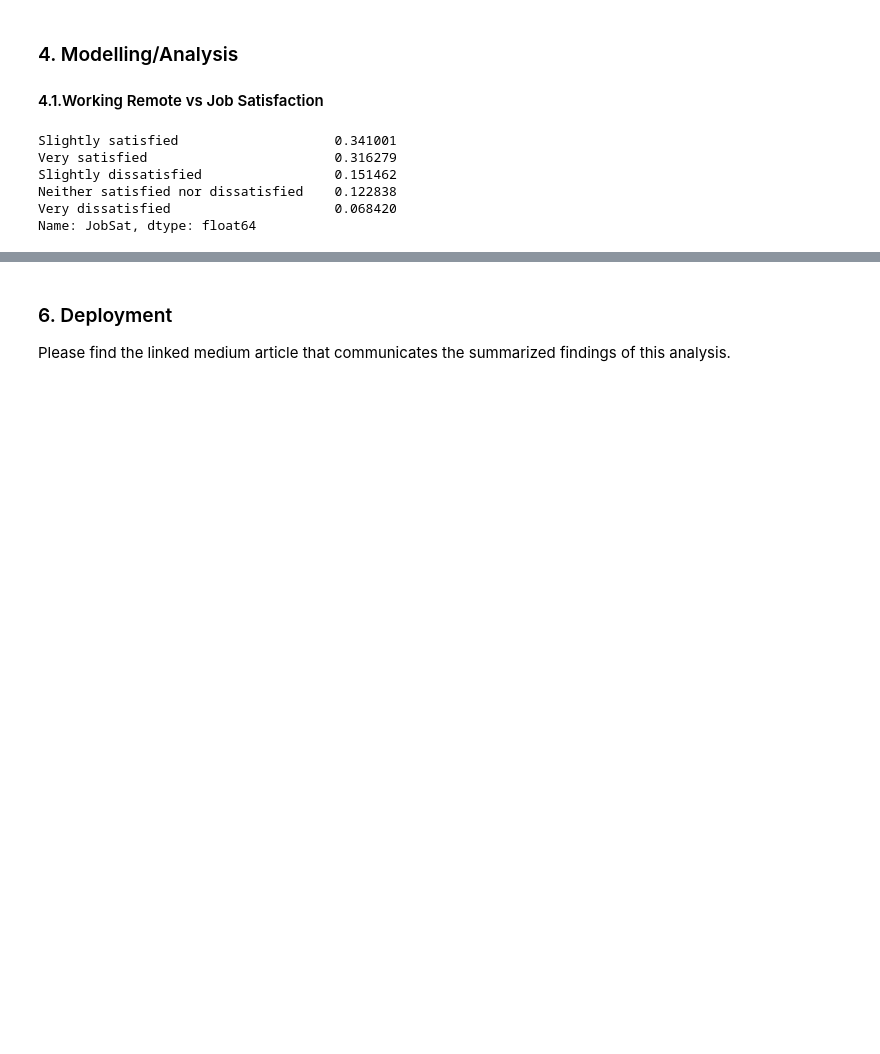
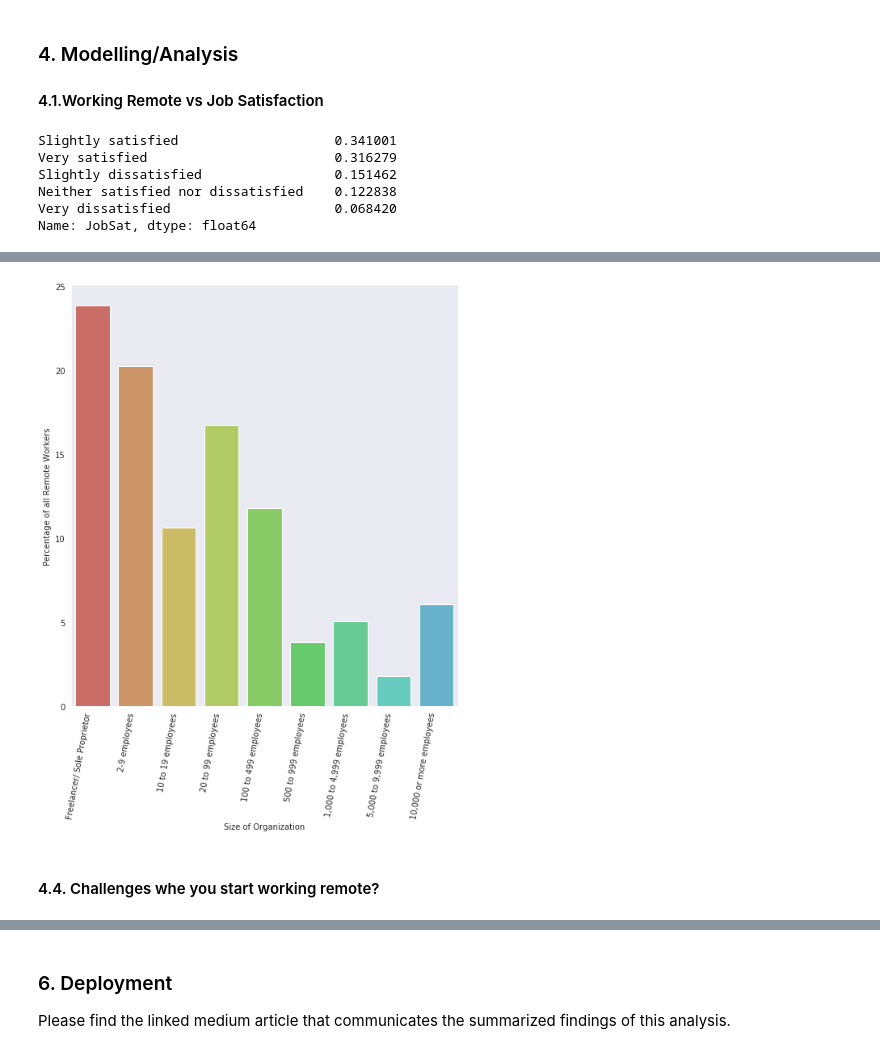
Before and after one commit to arunnthevapalan/remote-work, a Jupyter notebook: AnalysisReport.ipynb, the cells around one changed output, grey strips where cells are left out. Cells and saved outputs as stored; diff of their text form; code cells hidden in the pictures; blank space fills up the shorter version.

```diff
--- a/AnalysisReport.ipynb
+++ b/AnalysisReport.ipynb
@@ -197,0 +231,5 @@ plt.savefig('output/job_sat1.png')
+# %%
+df =data_org[data_org['WorkRemote']=='Full-time Remote']['OrgSize'].value_counts(normalize=True).mul(100).rename('Percentage').reset_index()
+df.columns = ['Type of Organization', 'Percentage']
+df.at[0,'Type of Organization'] ='Freelancer/ Sole Proprietor'
+df
@@ -197,0 +247,10 @@ plt.savefig('output/job_sat1.png')
+# %%
+sns.catplot(data = df, height = 8,aspect =1, x='Type of Organization',y='Percentage',kind='bar',
+            order=['Freelancer/ Sole Proprietor','2-9 employees','10 to 19 employees','20 to 99 employees','100 to 499 employees','500 to 999 employees',
+                  '1,000 to 4,999 employees','5,000 to 9,999 employees','10,000 or more employees'],
+            palette=sns.color_palette("hls",15)).set(xlabel='Size of Organization', ylabel='Percentage of all Remote Workers').set_xticklabels(rotation=80, ha="right");
+plt.savefig('output/org_type.png')
+# %% [output]
+[figure, added]
+# %% [markdown]
+#### 4.4. Challenges whe you start working remote?
```
Also changed, not shown: parts of 15 cells of this notebook.
